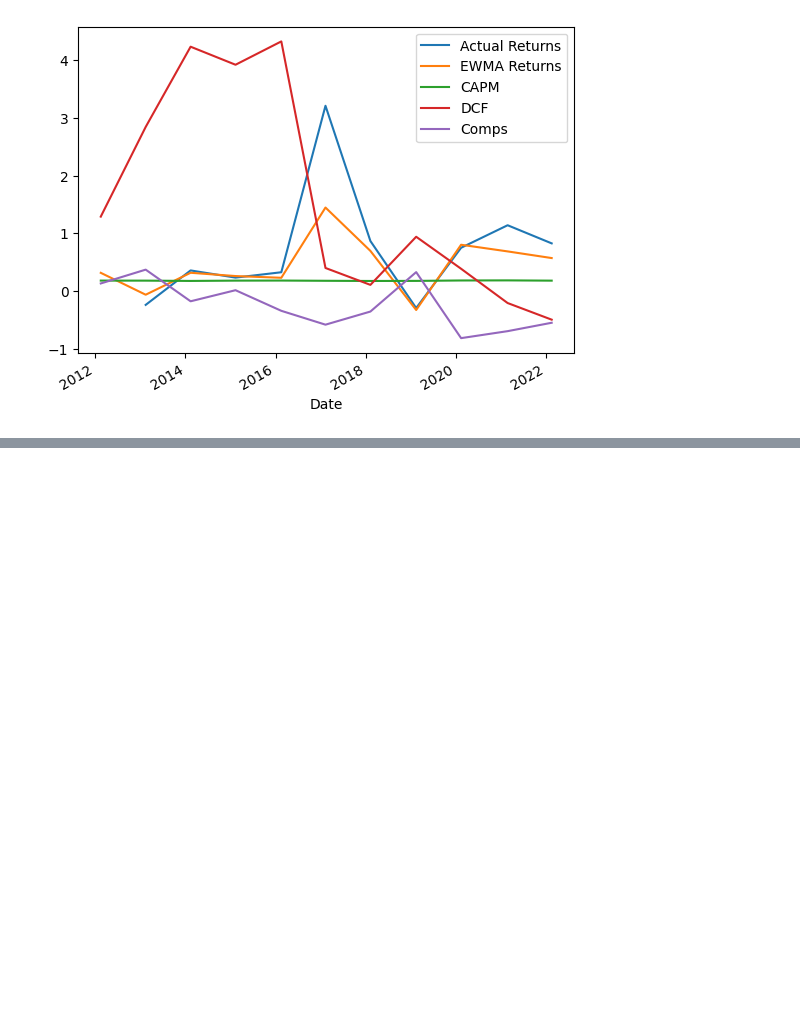
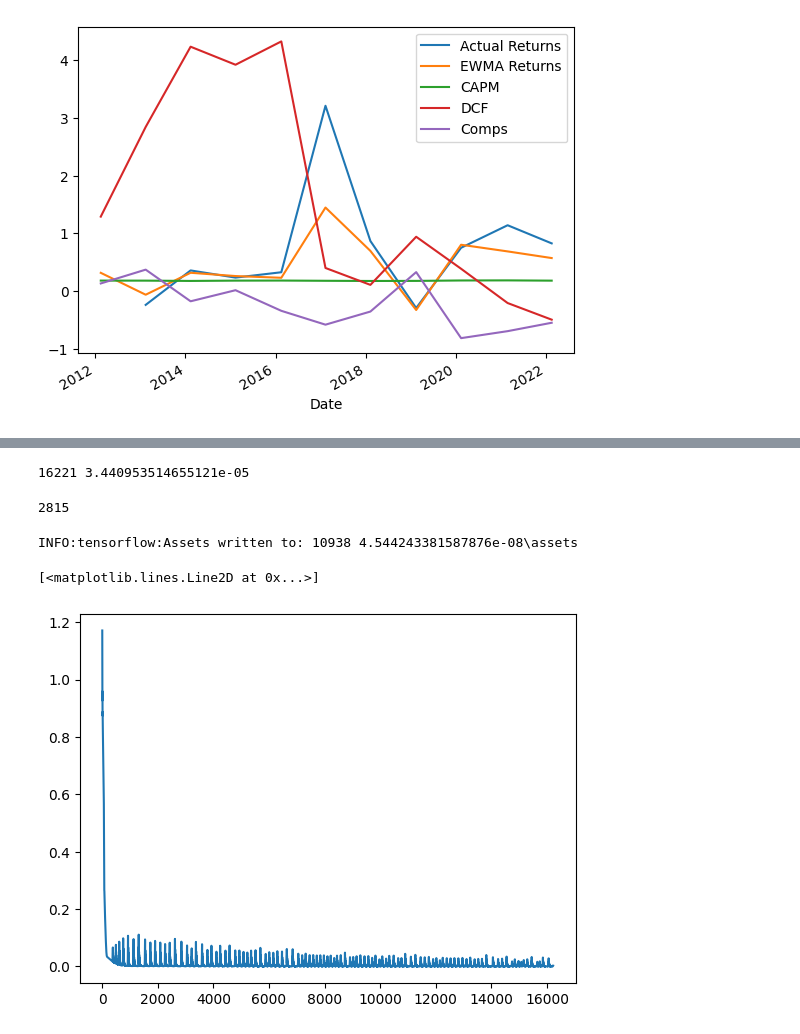
Before and after one commit to aliencaocao/wharton-comp, a Jupyter notebook: return regression.ipynb, the cells around one changed output, grey strips where cells are left out. Drawn from its saved outputs; the diff is of its cells as text; code cells hidden in the pictures; blank space fills up the shorter version.

Commit message:
ML return regression

```diff
--- a/return regression.ipynb
+++ b/return regression.ipynb
@@ -72,11 +74,3 @@ plt.legend(['Actual Returns', 'EWMA Returns', 'CAPM', 'DCF', 'Comps'])
 # %% [output]
 <matplotlib.legend.Legend at 0x...>
 [figure]
-# %%
-# Regression
-import numpy as np
-from sklearn.linear_model import LinearRegression
-
-vix_yearly_mean = vix_yearly_mean/100  # scale down to prevent very small numbers
-features = pd.DataFrame({'EWMA': np.exp(-vix_yearly_mean) * nvda_yearly_ewma_returns.values, 'CAPM': np.exp(-vix_yearly_mean) * nvidia_capm.values, 'DCF': np.exp(-vix_yearly_mean) * DCF_implied_upside.values, 'Comps': np.exp(-vix_yearly_mean) * Comps_implied_upside.values})
-target = nvda_yearly_returns
@@ -114,0 +77,6 @@ Freq: A-DEC, Name: Close, dtype: float64
+# %%
+# Preparing dataset for ML
+features = pd.DataFrame({'EWMA': nvda_yearly_ewma_returns.values, 'CAPM': nvidia_capm.values, 'DCF': DCF_implied_upside.values, 'Comps':  Comps_implied_upside.values, 'VIX': vix_yearly_mean.values}, index=nvda_yearly_ewma_returns.index)
+pred_inputs = features[-1:]  # data at 2022 feb, use to predict return of nvidia in 2023 feb
+features = features[:-1]  # remove last row as it is used for prediction only (no ground truth for this)
+target = nvda_yearly_returns
@@ -114,0 +129,13 @@ Freq: A-DEC, Name: Close, dtype: float64
+# %%
+epoch = 100000
+callbacks = [
+    LearningRateScheduler(CosineDecay(1e-3, epoch)),  # using epoch=step here as batchsize=sample size
+    EarlyStopping(monitor='loss', patience=3000, restore_best_weights=True),
+    ReduceLROnPlateau(monitor='loss', factor=0.5, patience=1000, min_lr=1e-7)
+]
+hist = model.fit(features, target, epochs=epoch, batch_size=len(target), verbose=0, callbacks=callbacks, use_multiprocessing=True, shuffle=True)
+print(hist.epoch[-1], min(hist.history['root_mean_squared_error']))  # show final epoch no and  lowest rmse
+gc.collect()
+# %% [output]
+16221 3.440953514655121e-05
+2815
@@ -114,0 +157,17 @@ Freq: A-DEC, Name: Close, dtype: float64
+# %%
+model.save('10938 4.544243381587876e-08')
+# %% [output]
+INFO:tensorflow:Assets written to: 10938 4.544243381587876e-08\assets
+# %%
+# Not using
+import autokeras as ak
+import keras_tuner as kt
+reg = ak.StructuredDataRegressor(column_types={feat: 'numerical' for feat in features.columns}, overwrite=True, max_trials=100, loss="mean_squared_error", metrics=[tf.keras.metrics.RootMeanSquaredError()], objective=kt.Objective("root_mean_squared_error", direction='min'))
+hist = reg.fit(features, target, epochs=10000, batch_size=len(target)//2, verbose=0, use_multiprocessing=True, shuffle=True, validation_split=0.0000000001)
+model = reg.export_model()
+model.summary()
+# %%
+plt.plot(hist.history['root_mean_squared_error'])
+# %% [output]
+[<matplotlib.lines.Line2D at 0x...>]
+[figure, added]
```
Also changed, not shown: parts of 9 cells of this notebook, 5 other files.
